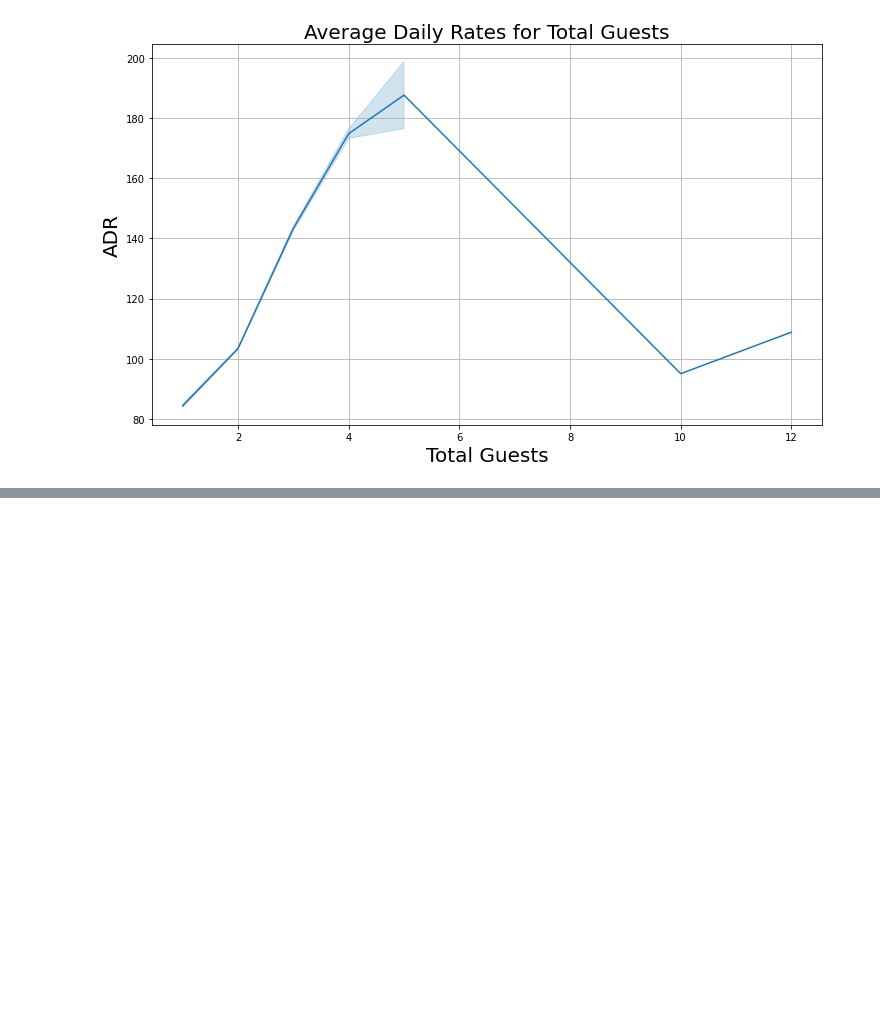
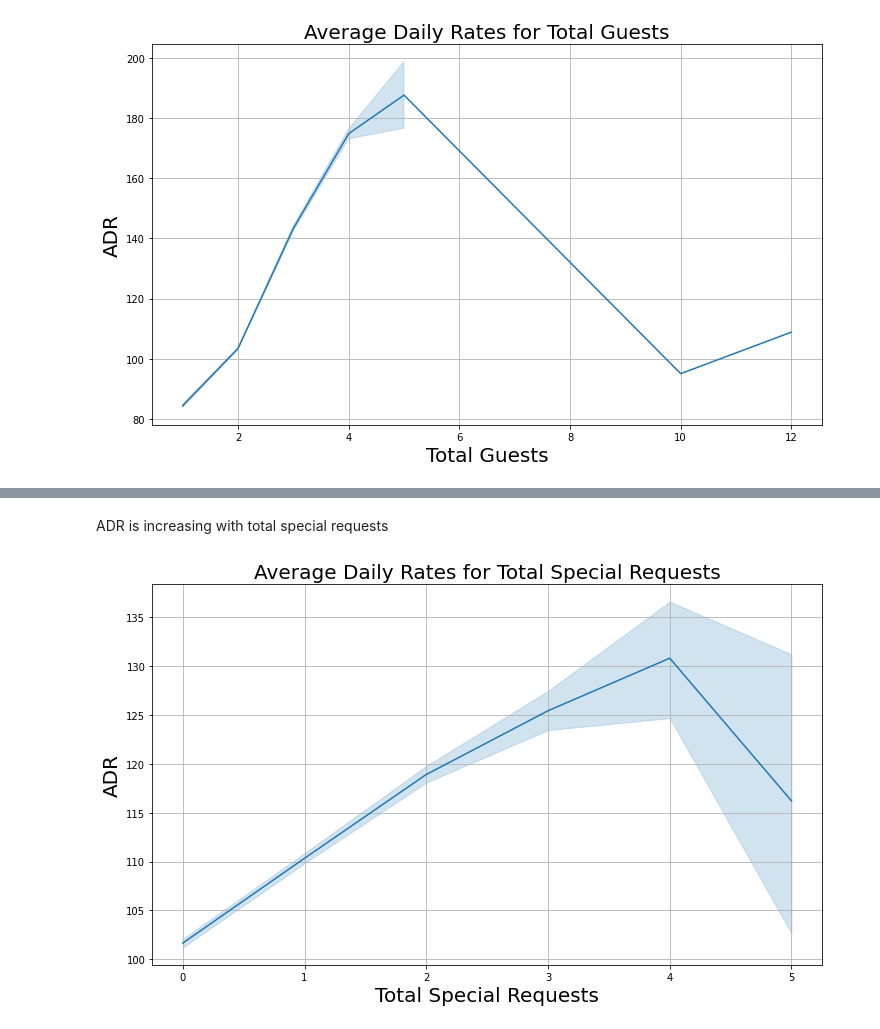
Before and after one commit to DharmeshRV/Hotel-Booking-Analysis, a Jupyter notebook: Hotel_Booking_Analysis_Capstone_Project.ipynb, the cells around one changed output, grey strips where cells are left out. Saved outputs shown, nothing was run; the diff lists cells and outputs as text; code cells hidden in the pictures; blank space fills up the shorter version.

```diff
--- a/Hotel_Booking_Analysis_Capstone_Project.ipynb
+++ b/Hotel_Booking_Analysis_Capstone_Project.ipynb
@@ -685,0 +726,11 @@ plt.grid(True)
+# %% [markdown]
+ADR is increasing with total special requests
+# %%
+# plotting adr vs total_of_special_requests
+sns.lineplot(data=hotel_df,x="total_of_special_requests", y="adr")
+plt.xlabel("Total Special Requests",fontsize=20)
+plt.title("Average Daily Rates for Total Special Requests",fontsize=20)
+plt.ylabel("ADR",fontsize=20)
+plt.grid(True)
+# %% [output]
+[figure, added]
```
Also changed, not shown: parts of 16 cells of this notebook.
